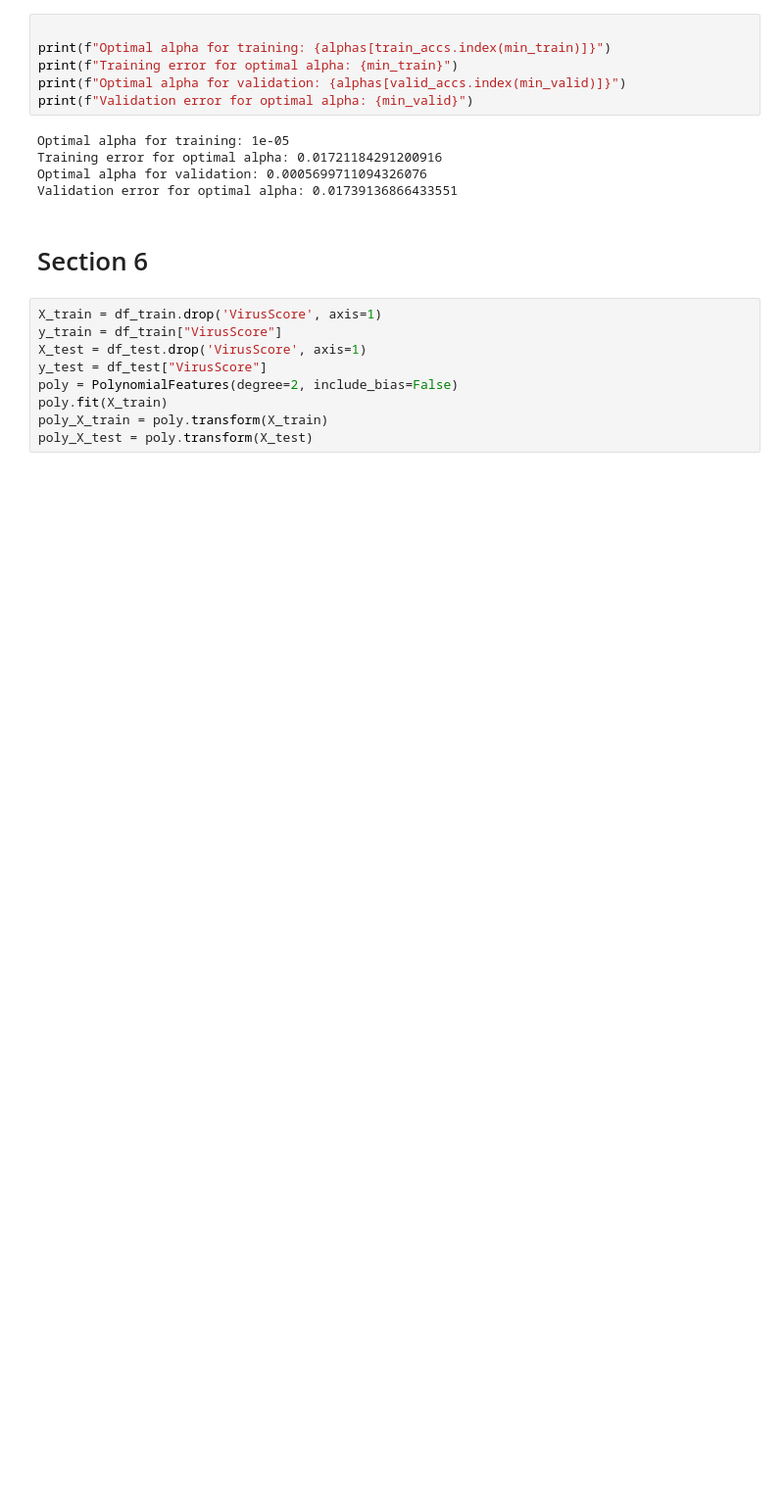
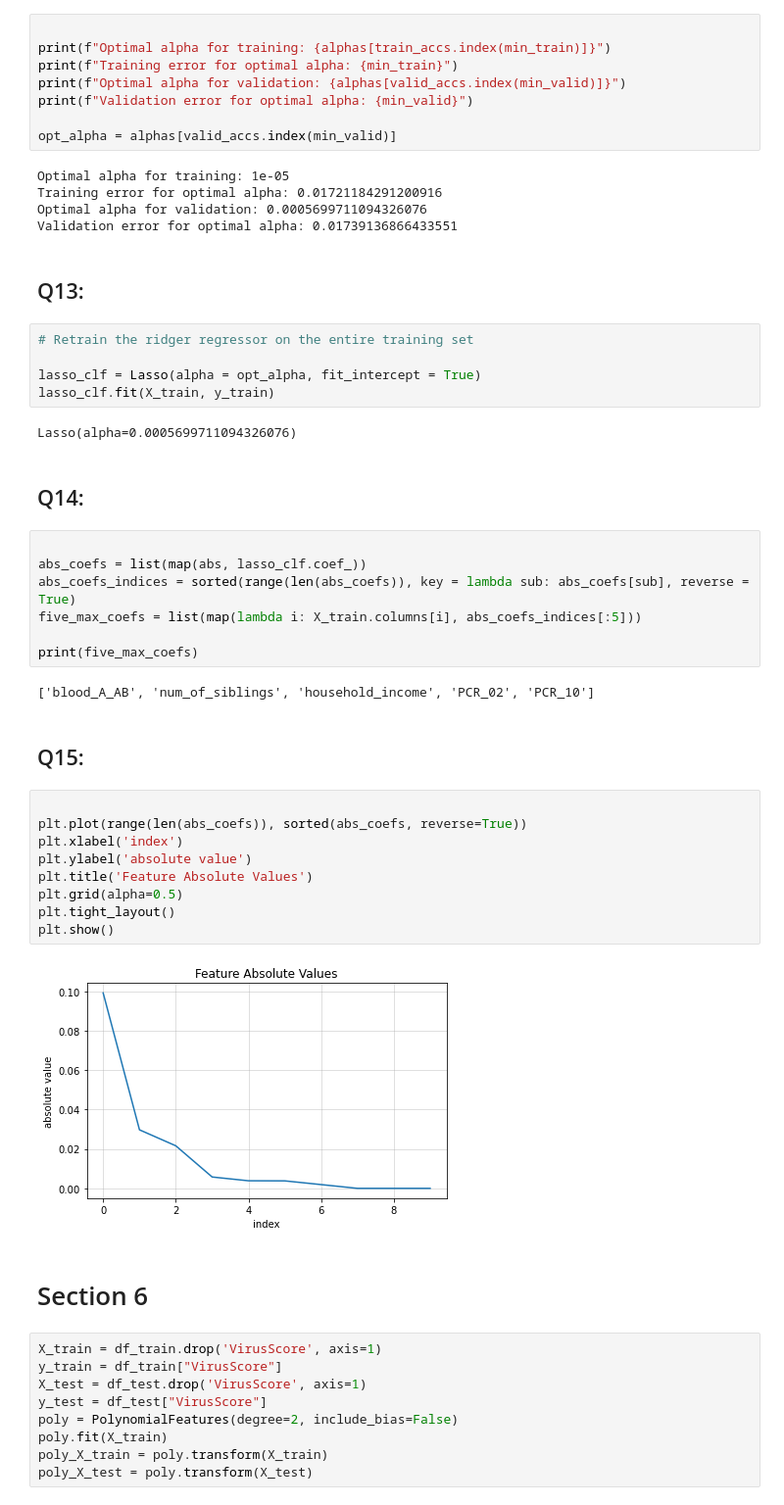
Before and after one commit to danielscohen/ml_hw3, a Jupyter notebook: 313575599-308160647.ipynb, the cells around one changed output. Shown at 98% size. Saved outputs shown, nothing was run; the diff lists cells and outputs as text; blank space fills up the shorter version.

```diff
--- a/313575599-308160647.ipynb
+++ b/313575599-308160647.ipynb
@@ -462,11 +461,46 @@ print(f"Optimal alpha for training: {alphas[train_accs.index(min_train)]}")
 print(f"Training error for optimal alpha: {min_train}")
 print(f"Optimal alpha for validation: {alphas[valid_accs.index(min_valid)]}")
 print(f"Validation error for optimal alpha: {min_valid}")
+
+opt_alpha = alphas[valid_accs.index(min_valid)]
 # %% [output]
 Optimal alpha for training: 1e-05
 Training error for optimal alpha: 0.01721184291200916
 Optimal alpha for validation: 0.0005699711094326076
 Validation error for optimal alpha: 0.01739136866433551
+# %% [markdown]
+## Q13:
+# %%
+# Retrain the ridger regressor on the entire training set
+
+lasso_clf = Lasso(alpha = opt_alpha, fit_intercept = True)
+lasso_clf.fit(X_train, y_train)
+# %% [output]
+Lasso(alpha=0.0005699711094326076)
+# %% [markdown]
+## Q14:
+# %%
+
+abs_coefs = list(map(abs, lasso_clf.coef_))
+abs_coefs_indices = sorted(range(len(abs_coefs)), key = lambda sub: abs_coefs[sub], reverse = True)
+five_max_coefs = list(map(lambda i: X_train.columns[i], abs_coefs_indices[:5]))
+
+print(five_max_coefs)
+# %% [output]
+['blood_A_AB', 'num_of_siblings', 'household_income', 'PCR_02', 'PCR_10']
+# %% [markdown]
+## Q15:
+# %%
+
+plt.plot(range(len(abs_coefs)), sorted(abs_coefs, reverse=True))
+plt.xlabel('index')
+plt.ylabel('absolute value')
+plt.title('Feature Absolute Values')
+plt.grid(alpha=0.5)
+plt.tight_layout()
+plt.show()
+# %% [output]
+[figure, added]
 # %% [markdown]
 # Section 6
 # %%
```
Also changed, not shown: parts of 10 cells of this notebook, 5 other files.
